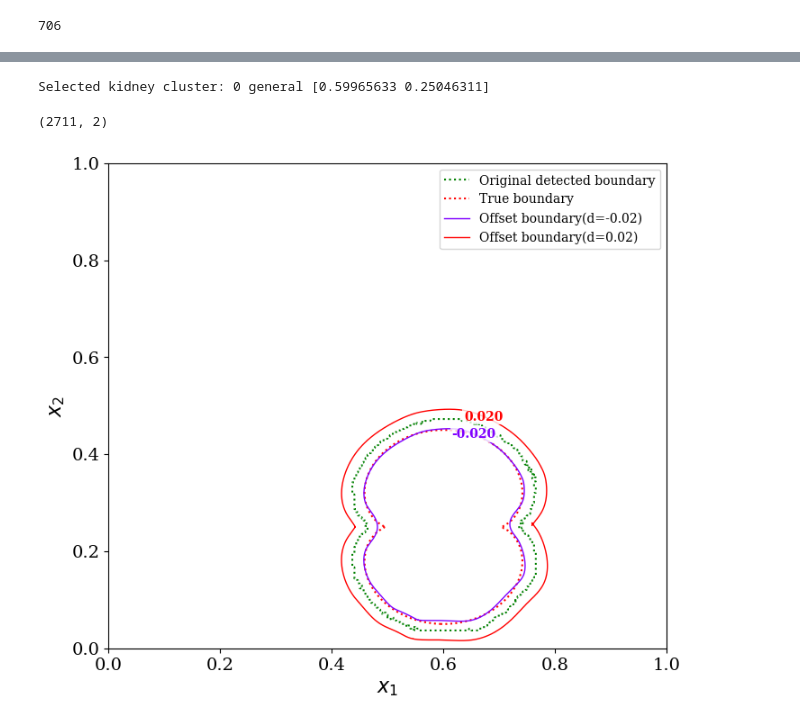
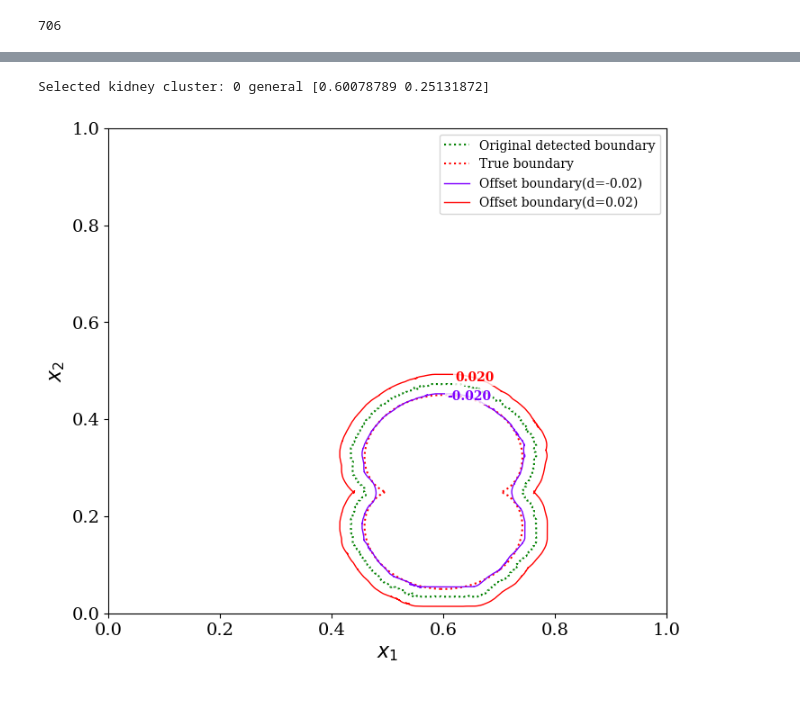
Before and after one commit to Lydiaa66/MA-RFM, a Jupyter notebook: Ex4.6/MA_RFM_5%.ipynb, the cells around one changed output, grey strips where cells are left out. Drawn from its saved outputs; the diff is of its cells as text; code cells hidden in the pictures.

```diff
--- a/Ex4.6/MA_RFM_5%.ipynb
+++ b/Ex4.6/MA_RFM_5%.ipynb
@@ -5,7 +5,7 @@ import numpy as np
 import time
 torch.set_default_dtype(torch.float64)
 np.random.seed(2)
-device = torch.device("cuda:1" if torch.cuda.is_available() else "cpu")
+device = torch.device("cuda:3" if torch.cuda.is_available() else "cpu")
 print(device)
 import numpy as np
 import sys # Add the module path. Windows and Linux use different path separators; the raw string prevents escape sequences such as \n from being interpreted.
@@ -200,11 +212,6 @@ results
 # %%
 import bound_detect
 reload(bound_detect)
-
-# Ex4.6 contains a kidney source plus a localized Gaussian perturbation.  We do
-# not use the analytic kidney boundary here.  detect_shape(...) above keeps the
-# largest high-response Q cluster, so the localized Gaussian clusters are treated
-# as perturbations for the basis-initialization step.
 if not results:
     raise RuntimeError("detect_shape returned no clusters; cannot extract kidney boundary.")
 
@@ -212,14 +219,10 @@ kidney_result = results[0]
 kidney_bound = np.asarray(kidney_result["boundary_points"])
 print("Selected kidney cluster:", kidney_result["cluster_id"], kidney_result["shape"], kidney_result["params"].get("center"))
 # %% [output]
-Selected kidney cluster: 0 general [0.59965633 0.25046311]
+Selected kidney cluster: 0 general [0.60078789 0.25131872]
 # %%
 # kidney_bound is already the ordered boundary extracted inside detect_shape(...).
 kidney_bound = np.asarray(kidney_bound)
-# %%
-kidney_bound.shape
-# %% [output]
-(2711, 2)
 # %%
 np.save("./noise=5%/kidney_num.npy",kidney_bound)
 # %%
@@ -233,9 +236,7 @@ contour_points_implicit = bound_detect.get_contour_points_from_implicit(
 )
 # %%
 import numpy as np
-from scipy.interpolate import splprep, splev
-# splprep creates a parametric spline curve
-
+reload(bound_detect)
 # 4. Offset the smoothed boundary.
 offset_distances = np.linspace(-0.02,0.02
                                ,2)
@@ -243,7 +244,13 @@ offset_distances = np.linspace(-0.02,0.02
 
 kidney_boundary=kidney_bound
 alpha=5*10**(-3)
-contour_points_scaled = bound_detect.simple_offset_batch(kidney_boundary, alpha,offset_distances)
+
+try:
+    kidney_center = np.asarray(kidney_result["params"]["center"])
+except NameError:
+    kidney_center = np.mean(kidney_boundary, axis=0)
+
+contour_points_scaled = bound_detect.center_oriented_offset_batch(kidney_boundary, kidney_center, offset_distances, n_resample=1200)
 
 # 5. Generate 2D grid points for visualization.
 x = np.linspace(0, 1, 150)
@@ -267,34 +274,34 @@ for i, d in enumerate(offset_distances):
         # For example, use one-quarter of the curve for positive offsets and three-quarters for negative offsets.
         if d > 0:
             label_position_index = len(contour_points_scaled[1]) // 2
         else:
             label_position_index = ( len(contour_points_scaled[1])) // 2
 
         point_for_label = contour_points_scaled[i,label_position_index,:]
 
         plt.text(
             x=point_for_label[0],
             y=point_for_label[1],
             s=f'{d:.3f}',
             color=colors[i],
             fontweight='bold',
             fontsize=10,
             ha='center',
             va='center',
             bbox=dict(facecolor='white', alpha=0.8, edgecolor='none', pad=1.5)
         )
 #plt.title('Boundary Smoothing and Offsetting Comparison')
 plt.xlabel('$x_1$',fontsize=16)
 plt.ylabel('$x_2$',fontsize=16)
 plt.xticks(fontsize=14)
 plt.yticks(fontsize=14)
 plt.xlim(0, 1)
 plt.ylim(0, 1)
 plt.legend()
 plt.savefig("./noise=5%/scale.png", dpi=300, bbox_inches='tight')
 plt.show()
 # %% [output]
-[figure, old version]
+[figure, new version]
 # %%
 M_sig=1600
 kidney_boundary = kidney_bound
```
Also changed, not shown: parts of 16 cells of this notebook, 52 other files.
